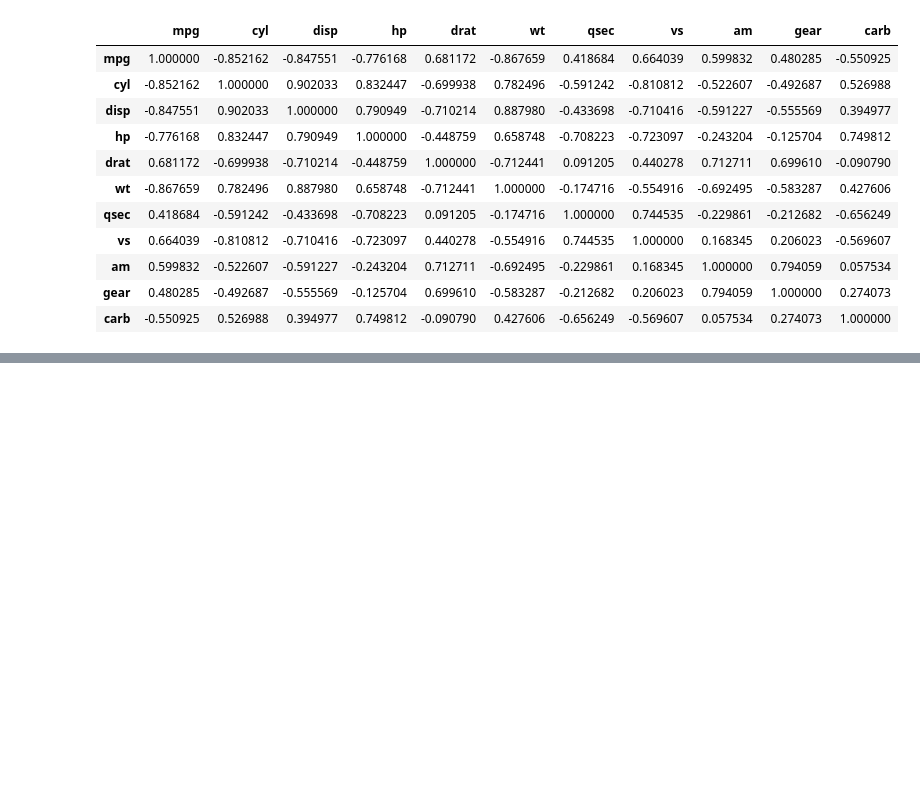
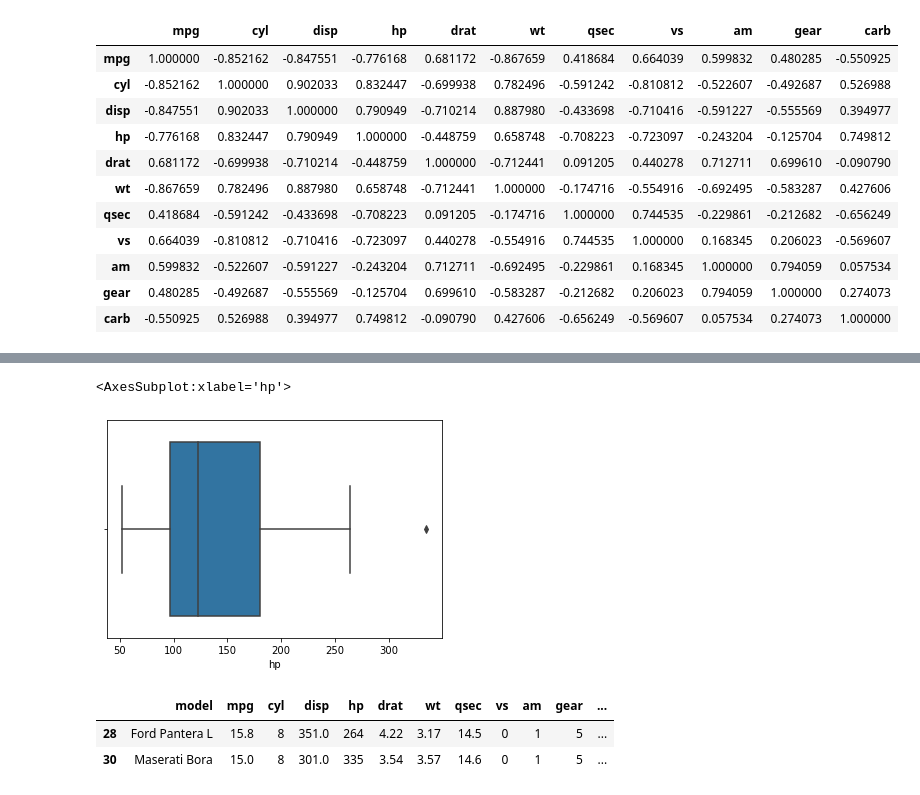
Before and after one commit to Uttamkumar1/Uttamkumar1, a Jupyter notebook: Automobile Data Exploration I.ipynb, the cells around one changed output, grey strips where cells are left out. Cells and saved outputs as stored; diff of their text form; code cells hidden in the pictures; blank space fills up the shorter version.

```diff
--- a/Automobile Data Exploration I.ipynb
+++ b/Automobile Data Exploration I.ipynb
@@ -70,0 +158,6 @@ plt.show()
+# %%
+import seaborn as sns
+sns.boxplot(x = Automobile['hp'])
+# %% [output]
+<AxesSubplot:xlabel='hp'>
+[figure, added]
@@ -70,0 +167,6 @@ plt.show()
+# %%
+Automobile_outlier_remove
+# %% [output]
+|  | model | mpg | cyl | disp | hp | drat | wt | qsec | vs | am | gear | ... |
+| 28 | Ford Pantera L | 15.8 | 8 | 351.0 | 264 | 4.22 | 3.17 | 14.5 | 0 | 1 | 5 | ... |
+| 30 | Maserati Bora | 15.0 | 8 | 301.0 | 335 | 3.54 | 3.57 | 14.6 | 0 | 1 | 5 | ... |
```
Also changed, not shown: parts of 27 cells of this notebook.
